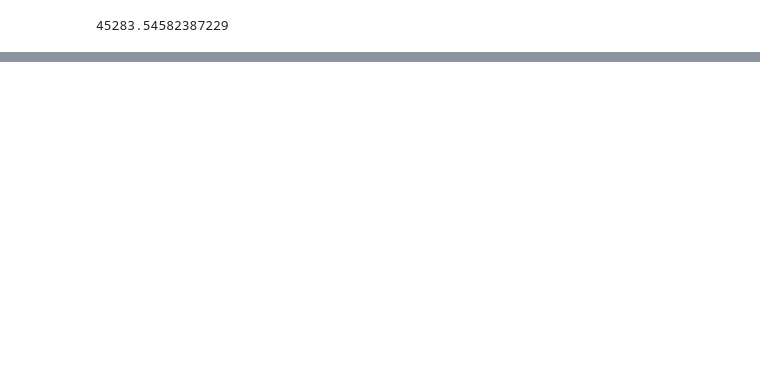
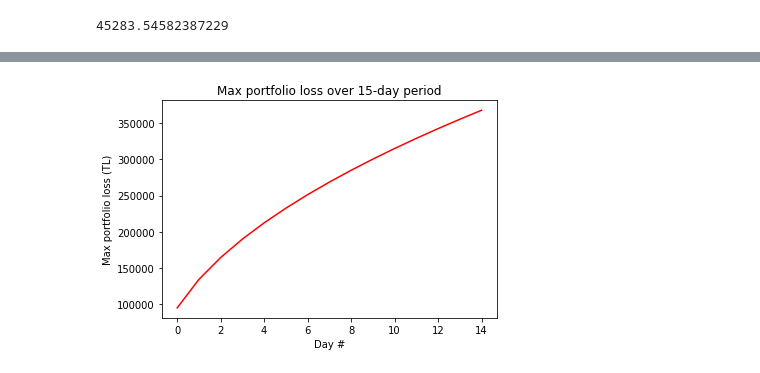
Before and after one commit to rifatcanuzunok/VaR-Calculation-with-UPH-Fund, a Jupyter notebook: UPH/UPH.ipynb, the cells around one changed output, grey strips where cells are left out. Drawn from its saved outputs; the diff is of its cells as text; code cells hidden in the pictures; blank space fills up the shorter version.

```diff
--- a/UPH/UPH.ipynb
+++ b/UPH/UPH.ipynb
@@ -567,0 +819,6 @@ un_inc_var
+# %%
+var_array = []
+num_days = int(15)
+for x in range(1,num_days+1):
+    var_array.append(np.round(var * np.sqrt(x),2))
+    print(str(x) + " day Var @ 99% confidence: " + str(np.round(var*np.sqrt(x),2)) )
@@ -567,0 +841,8 @@ un_inc_var
+# %%
+plt.xlabel ('Day #')
+plt.ylabel('Max portfolio loss (TL)')
+plt.title('Max portfolio loss over 15-day period')
+plt.plot(var_array, 'r')
+plt.show()
+# %% [output]
+[figure, added]
```
Also changed, not shown: parts of 72 cells of this notebook, 11 other files.
